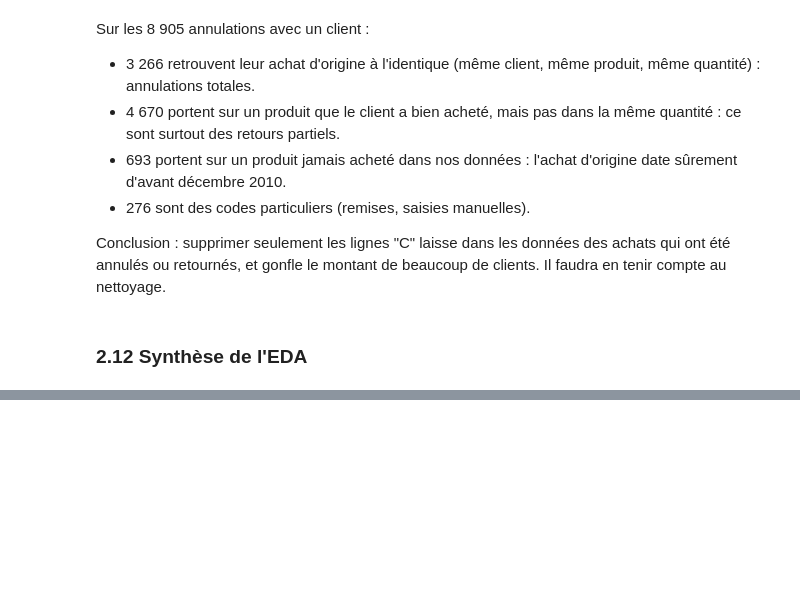
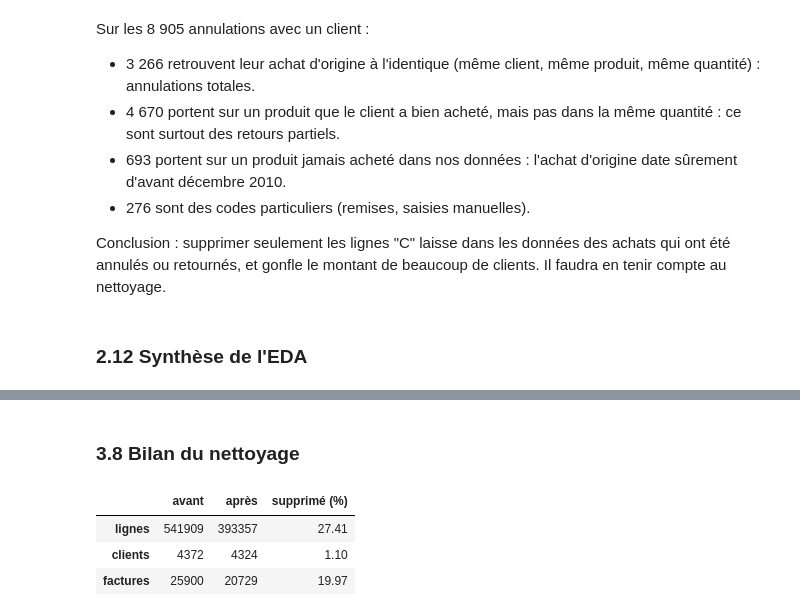
Before and after one commit to Zohair69/globalshop-rfm, a Jupyter notebook: notebooks/online_retail_clustering_rfm.ipynb, the cells around one changed output, grey strips where cells are left out. Cells and saved outputs as stored; diff of their text form; code cells hidden in the pictures; blank space fills up the shorter version.

Commit message:
Nettoyage complet des transactions

```diff
--- a/notebooks/online_retail_clustering_rfm.ipynb
+++ b/notebooks/online_retail_clustering_rfm.ipynb
@@ -584,0 +609,8 @@ Conclusion : supprimer seulement les lignes "C" laisse dans les données des ach
+# %%
+# On supprime les lignes strictement identiques (on garde la première occurrence)
+avant = len(df)
+
+df = df.drop_duplicates()
+
+print(f"Lignes supprimées : {avant - len(df)}")
+print(f"Lignes restantes : {len(df)}")
@@ -584,0 +657,15 @@ Conclusion : supprimer seulement les lignes "C" laisse dans les données des ach
+# %%
+# On repère les annulations portant sur un produit que le client n'a jamais acheté dans nos données, puis on les supprime
+est_annulation = df["numero_facture"].str.startswith("C")
+
+paires_achetees = df.loc[~est_annulation, ["id_client", "code_produit"]].drop_duplicates()
+paires_achetees["deja_achete"] = True
+
+df = df.merge(paires_achetees, on=["id_client", "code_produit"], how="left")
+hors_periode = est_annulation.values & df["deja_achete"].isna()
+
+avant = len(df)
+df = df[~hors_periode].drop(columns="deja_achete")
+
+print(f"Lignes supprimées : {avant - len(df)}")
+print(f"Lignes restantes : {len(df)}")
@@ -584,0 +755,16 @@ Conclusion : supprimer seulement les lignes "C" laisse dans les données des ach
+# %% [markdown]
+### 3.8 Bilan du nettoyage
+# %%
+# Comparaison avant / après nettoyage : lignes, clients et factures
+bilan = pd.DataFrame({
+    "avant": [len(df_raw), df_raw["id_client"].nunique(), df_raw["numero_facture"].nunique()],
+    "après": [len(df), df["id_client"].nunique(), df["numero_facture"].nunique()]
+}, index=["lignes", "clients", "factures"])
+
+bilan["supprimé (%)"] = ((1 - bilan["après"] / bilan["avant"]) * 100).round(2)
+bilan
+# %% [output]
+|  | avant | après | supprimé (%) |
+| lignes | 541909 | 393357 | 27.41 |
+| clients | 4372 | 4324 | 1.10 |
+| factures | 25900 | 20729 | 19.97 |
```
Also changed, not shown: parts of 35 cells of this notebook.
